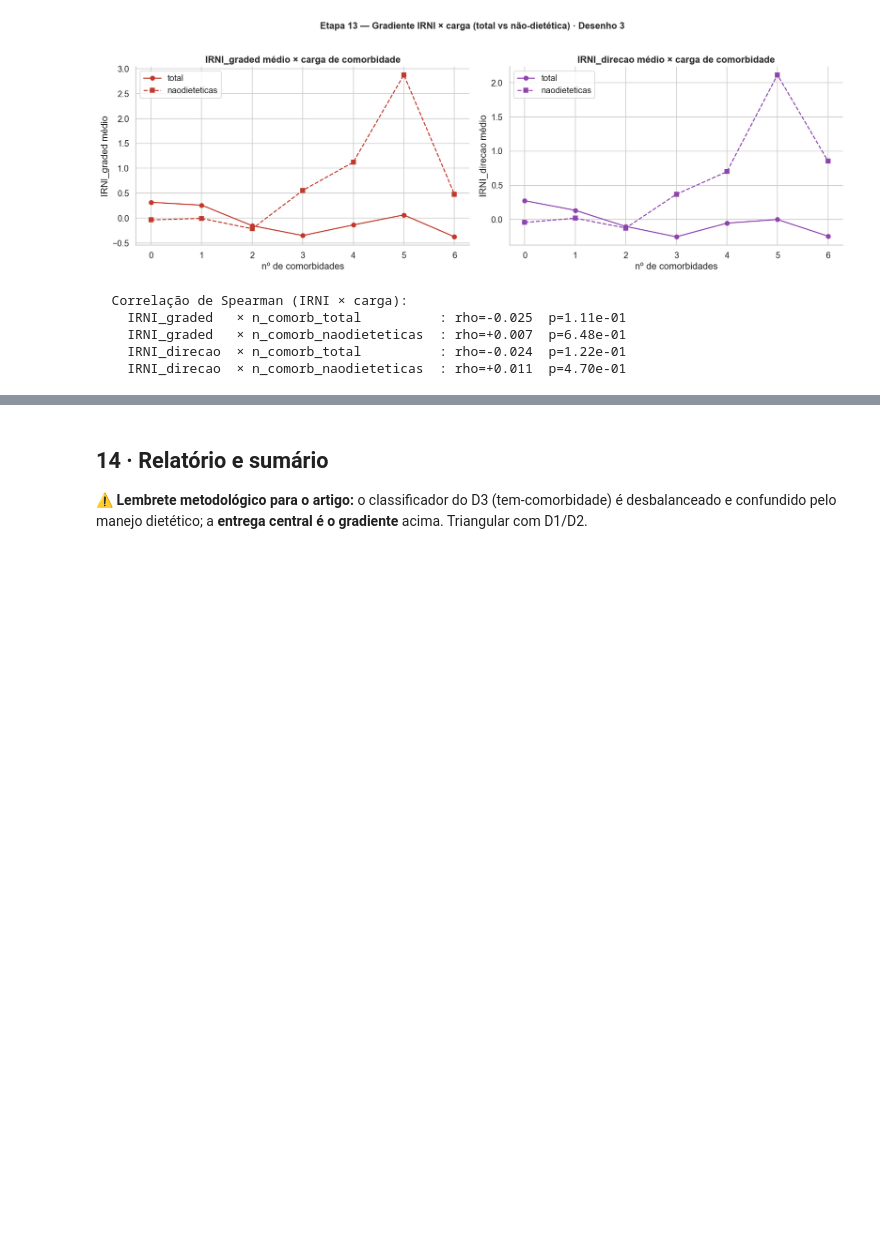
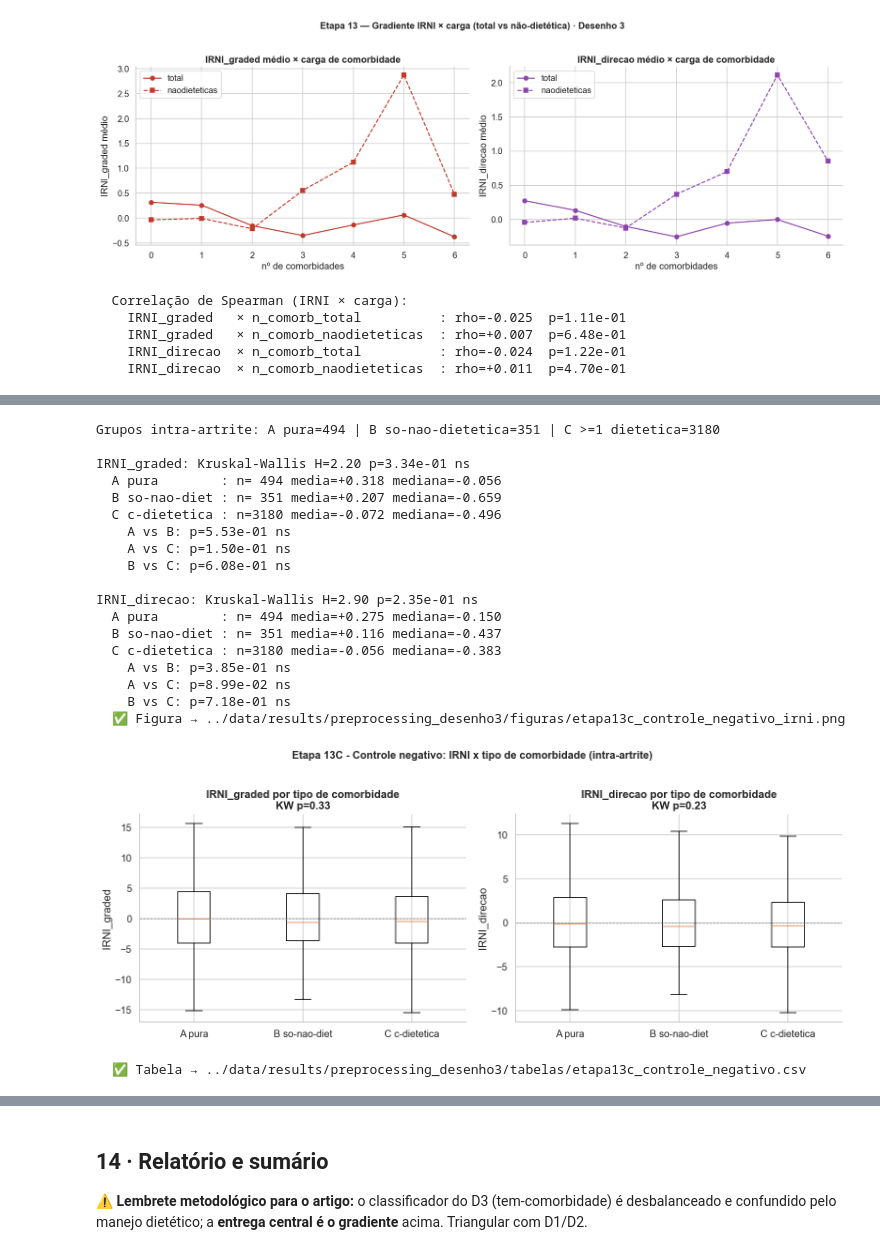
Before and after one commit to pedrinndias/Projeto-PNS-2019, a Jupyter notebook: notebooks/03c_preprocessamento_desenho3.ipynb, the cells around one changed output, grey strips where cells are left out. Cells and saved outputs as stored; diff of their text form; code cells hidden in the pictures; blank space fills up the shorter version.

```diff
--- a/notebooks/03c_preprocessamento_desenho3.ipynb
+++ b/notebooks/03c_preprocessamento_desenho3.ipynb
@@ -442,0 +517,55 @@ for esq in ['IRNI_graded','IRNI_direcao']:
+# %%
+from scipy import stats as _st
+
+m = meta_out.copy()
+m['n_dietetica'] = m['n_comorb_total'] - m['n_comorb_naodieteticas']
+gA = m[m['n_comorb_total'] == 0]                                  # A: artrite pura
+gB = m[(m['n_comorb_total'] >= 1) & (m['n_dietetica'] == 0)]      # B: so comorbidade nao-dietetica
+gC = m[m['n_dietetica'] >= 1]                                     # C: >=1 comorbidade dietetica
+print(f"Grupos intra-artrite: A pura={len(gA)} | B so-nao-dietetica={len(gB)} | C >=1 dietetica={len(gC)}")
+
+cn_rows = []
+fig, axes = plt.subplots(1, 2, figsize=(13, 5))
+for ax, esq in zip(axes, ['IRNI_graded', 'IRNI_direcao']):
+    H, pk = _st.kruskal(gA[esq], gB[esq], gC[esq])
+    print(f"\n{esq}: Kruskal-Wallis H={H:.2f} p={pk:.2e} {'SIG' if pk < ALPHA else 'ns'}")
+    for nome, g in [('A pura', gA), ('B so-nao-diet', gB), ('C c-dietetica', gC)]:
+        print(f"  {nome:14s}: n={len(g):4d} media={g[esq].mean():+.3f} mediana={g[esq].median():+.3f}")
+        cn_rows.append({'metrica': esq, 'grupo': nome, 'n': len(g),
+                        'media': round(float(g[esq].mean()), 3),
+                        'mediana': round(float(g[esq].median()), 3)})
+    for (n1, g1), (n2, g2) in [(('A', gA), ('B', gB)), (('A', gA), ('C', gC)), (('B', gB), ('C', gC))]:
+        U, p = _st.mannwhitneyu(g1[esq], g2[esq], alternative='two-sided')
+        print(f"    {n1} vs {n2}: p={p:.2e} {'SIG' if p < ALPHA else 'ns'}")
+        cn_rows.append({'metrica': esq, 'grupo': f'{n1} vs {n2}', 'p': round(float(p), 4),
+                        'sig': '*' if p < ALPHA else 'ns'})
+    ax.boxplot([gA[esq], gB[esq], gC[esq]], tick_labels=['A pura', 'B so-nao-diet', 'C c-dietetica'],
+               showfliers=False)
+    ax.axhline(0, ls='--', lw=0.8, color='grey')
+    ax.set_title(f"{esq} por tipo de comorbidade\nKW p={pk:.2f}", fontweight='bold')
+    ax.set_ylabel(esq)
+fig.suptitle('Etapa 13C - Controle negativo: IRNI x tipo de comorbidade (intra-artrite)',
+             fontsize=13, fontweight='bold', y=1.02)
+plt.tight_layout(); salvar_fig('etapa13c_controle_negativo_irni.png'); plt.show()
+salvar_tab(pd.DataFrame(cn_rows), 'etapa13c_controle_negativo.csv')
+# %% [output]
+Grupos intra-artrite: A pura=494 | B so-nao-dietetica=351 | C >=1 dietetica=3180
+
+IRNI_graded: Kruskal-Wallis H=2.20 p=3.34e-01 ns
+  A pura        : n= 494 media=+0.318 mediana=-0.056
+  B so-nao-diet : n= 351 media=+0.207 mediana=-0.659
+  C c-dietetica : n=3180 media=-0.072 mediana=-0.496
+    A vs B: p=5.53e-01 ns
+    A vs C: p=1.50e-01 ns
+    B vs C: p=6.08e-01 ns
+
+IRNI_direcao: Kruskal-Wallis H=2.90 p=2.35e-01 ns
+  A pura        : n= 494 media=+0.275 mediana=-0.150
+  B so-nao-diet : n= 351 media=+0.116 mediana=-0.437
+  C c-dietetica : n=3180 media=-0.056 mediana=-0.383
+    A vs B: p=3.85e-01 ns
+    A vs C: p=8.99e-02 ns
+    B vs C: p=7.18e-01 ns
+  ✅ Figura → ../data/results/preprocessing_desenho3/figuras/etapa13c_controle_negativo_irni.png
+[figure, added]
+  ✅ Tabela → ../data/results/preprocessing_desenho3/tabelas/etapa13c_controle_negativo.csv
```
Also changed, not shown: parts of 7 cells of this notebook.
